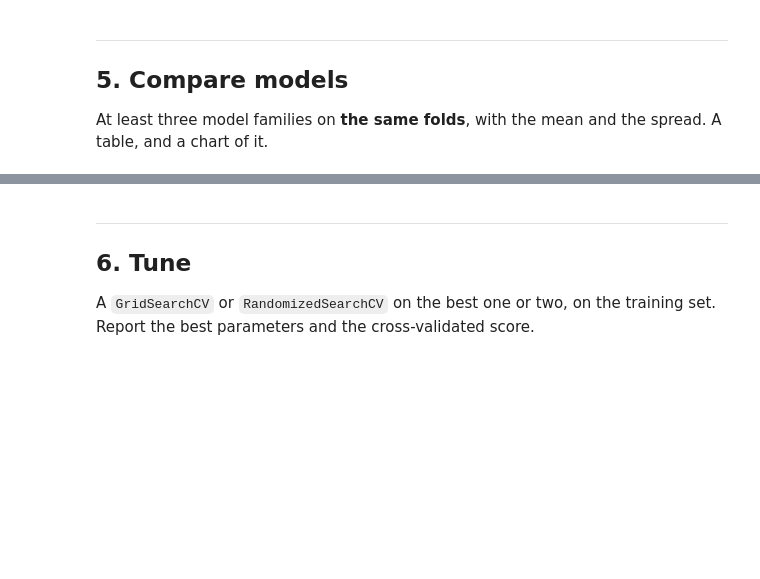
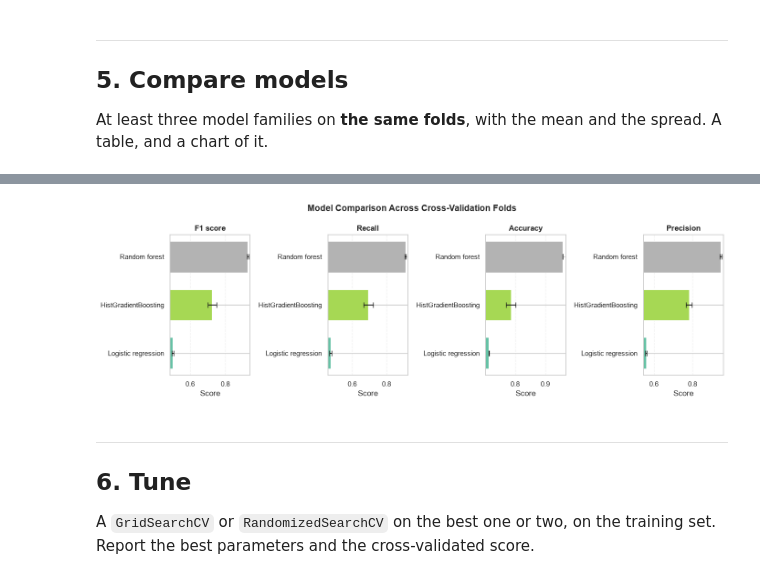
Before and after one commit to zoedoucet/project-2-machine-learning, a Jupyter notebook: notebooks/02_pipelines_and_models.ipynb, the cells around one changed output, grey strips where cells are left out. Drawn from its saved outputs; the diff is of its cells as text; code cells hidden in the pictures; blank space fills up the shorter version.

Commit message:
adding Markdown to eda + creating three models

```diff
--- a/notebooks/02_pipelines_and_models.ipynb
+++ b/notebooks/02_pipelines_and_models.ipynb
@@ -177,11 +171,12 @@ At least three model families on **the same folds**, with the mean and the sprea
 candidates = {
     "Logistic regression": make_pipeline(StandardScaler(), LogisticRegression(max_iter=1000)),
     "Random forest": RandomForestClassifier(n_estimators=300, random_state=42, n_jobs=-1),
-    "HistGradientBoosting": HistGradientBoostingClassifier(random_state=42),}
+    "HistGradientBoosting": HistGradientBoostingClassifier(random_state=42)}
 
 model_candidates = {}
 for name, model in candidates.items():
-    score, spread = cross_validation(model, X_train, y_train, folds)
-    model_candidates[name] = (score, spread)
+     with redirect_stdout(io.StringIO()): # supresses printed output
+         score, spread = cross_validation(model, X_train, y_train, folds)
+     model_candidates[name] = (score, spread)
 
-compare_models(model_candidates)
+model_comparison = compare_models(model_candidates)
@@ -188,3 +190,51 @@ compare_models(model_candidates)
+# %%
+import matplotlib.pyplot as plt
+import numpy as np
+
+# Metrics and their corresponding spread columns
+metrics = [("f1", "f1_spread", "F1 score"),
+           ("recall", "recall_spread", "Recall"),
+            ("accuracy", "accuracy_spread", "Accuracy"),
+            ("precision", "precision_spread", "Precision"),]
+
+# Sort models by F1 score
+results_plot = model_comparison.sort_values("f1", ascending=True)
+
+fig, axes = plt.subplots(1, 4, figsize=(14, 4.5))
+
+colors = plt.cm.Set2(np.linspace(0, 1, len(results_plot)))
+
+for ax, (metric, spread, title) in zip(axes, metrics):
+    ax.barh(
+        results_plot["Model"],
+        results_plot[metric],
+        xerr=results_plot[spread],
+        capsize=4,
+        color=colors,
+        edgecolor="white",
+        height=0.65
+    )
+
+    ax.set_title(title, fontsize=12, fontweight="bold")
+    ax.set_xlabel("Score")
+    ax.grid(axis="x", linestyle="--", alpha=0.3)
+    ax.set_axisbelow(True)
+
+    # Zoom in modestly to make small differences visible
+    low = max(0, (results_plot[metric] - results_plot[spread]).min() - 0.01)
+    high = min(1, (results_plot[metric] + results_plot[spread]).max() + 0.01)
+    ax.set_xlim(low, high)
+
+fig.suptitle(
+    "Model Comparison Across Cross-Validation Folds",
+    fontsize=14,
+    fontweight="bold"
+)
+
+plt.tight_layout()
+plt.show()
+# %% [output]
+[figure, added]
 # %% [markdown]
 ---
 ## 6. Tune
```
Also changed, not shown: parts of 6 cells of this notebook, 1 other file.
